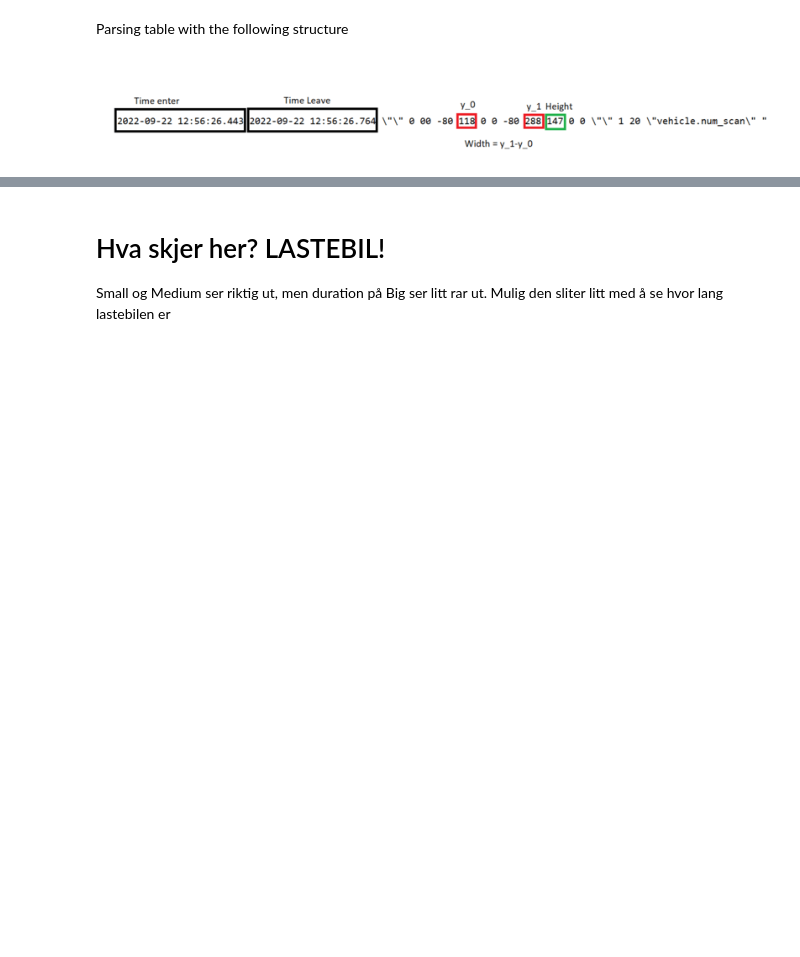
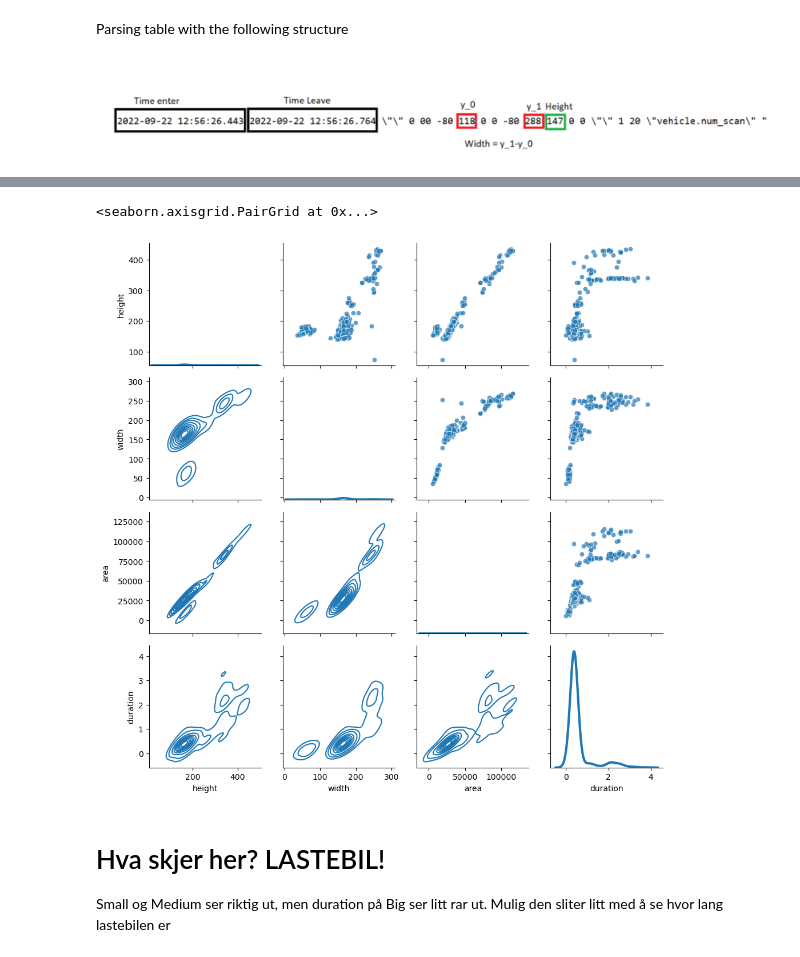
Before and after one commit to erlandbo/TDT4290, a Jupyter notebook: lidar_data_parsing.ipynb, the cells around one changed output, grey strips where cells are left out. Cells and saved outputs as stored; diff of their text form; code cells hidden in the pictures; blank space fills up the shorter version.

```diff
--- a/lidar_data_parsing.ipynb
+++ b/lidar_data_parsing.ipynb
@@ -105 +115,9 @@ lidar_data
+# %%
+g = sns.PairGrid(lidar_data, vars=['height', 'width','area', 'duration'])
+g.map_upper(sns.scatterplot, alpha=0.7)
+g.map_lower(sns.kdeplot)
+g.map_diag(sns.kdeplot, lw=3, legend=False)
+# %% [output]
+<seaborn.axisgrid.PairGrid at 0x...>
+[figure, added]
 # %%
```
Also changed, not shown: parts of 6 cells of this notebook.
